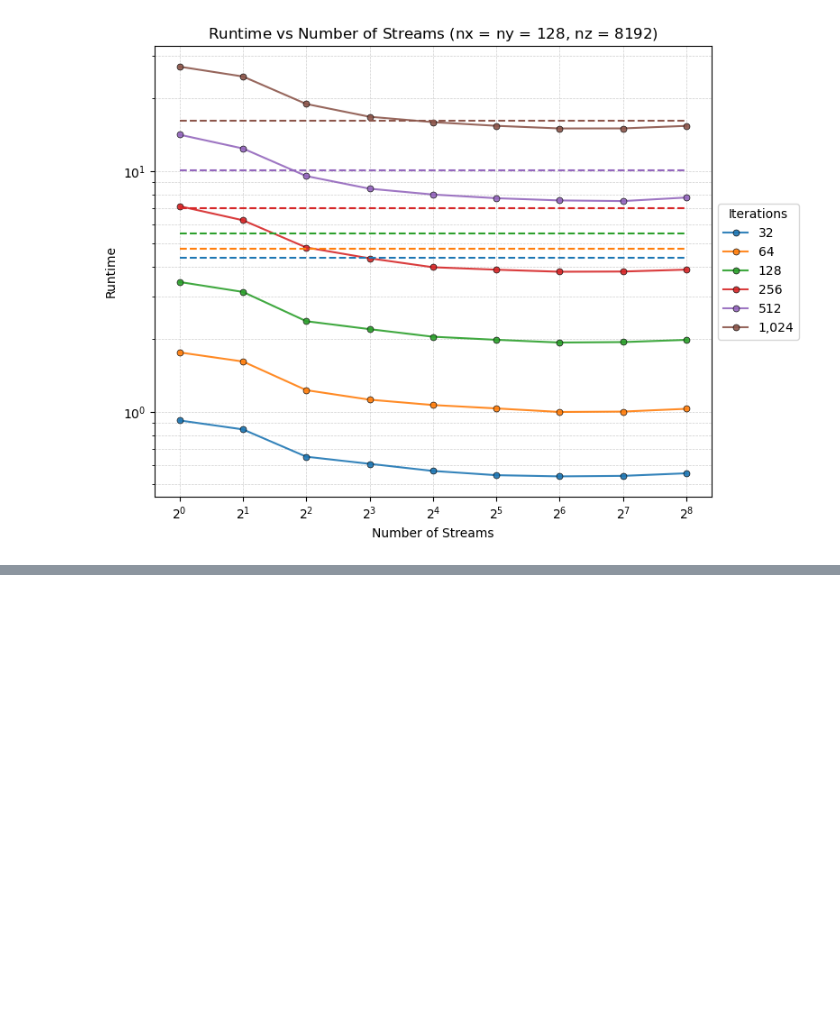
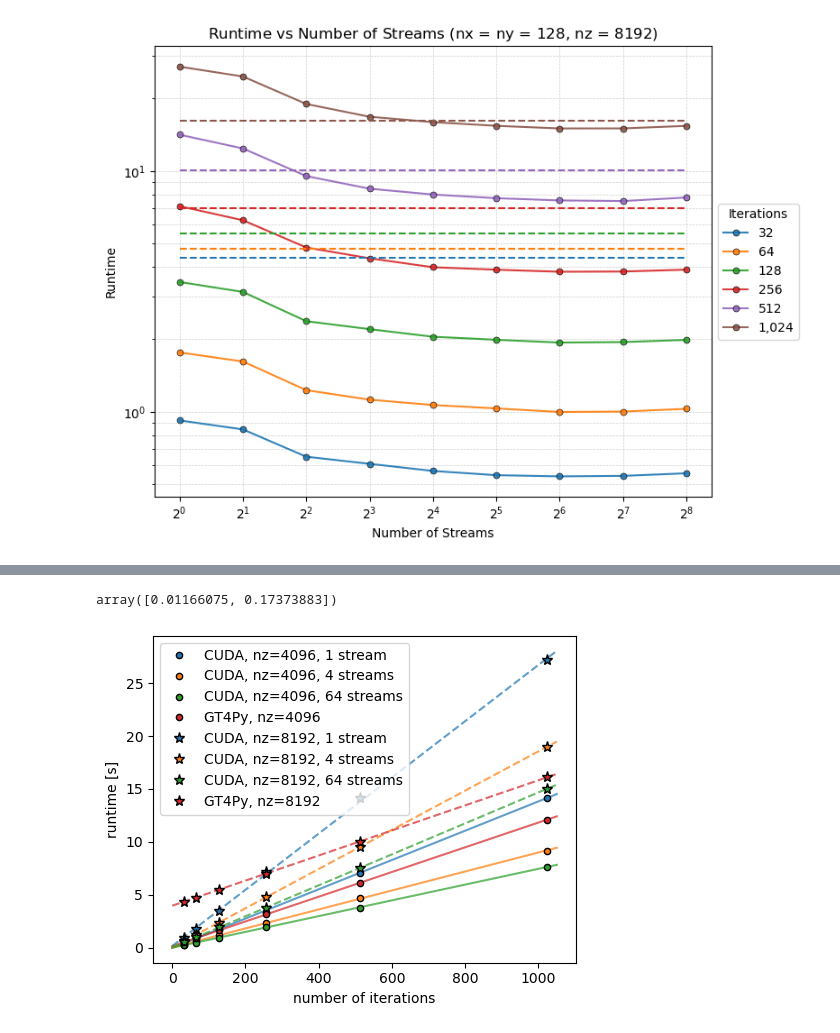
Before and after one commit to grafrap/HPC4WC-overlapping, a Jupyter notebook: measurements/stencil_cuda_vs_gt4py_plots.ipynb, the cells around one changed output, grey strips where cells are left out. Saved outputs shown, nothing was run; the diff lists cells and outputs as text; code cells hidden in the pictures; blank space fills up the shorter version.

```diff
--- a/measurements/stencil_cuda_vs_gt4py_plots.ipynb
+++ b/measurements/stencil_cuda_vs_gt4py_plots.ipynb
@@ -213,0 +278,36 @@ plt.savefig("stencil_runtime_fit.pdf")
+# %%
+df_gt4096 = df_gt4py_gpu[df_gt4py_gpu['Nz'] == 4096]
+# df_gt4096 = df_gt4py_gpu[df_gt4py_gpu['Nz'] == 8192]
+np.polyfit(df_gt4096["NUM_ITER"], df_gt4096["Time"], deg=1)
+# %% [output]
+array([0.01166075, 0.17373883])
+# %%
+def plotnfit_time_of_iter2(df, lbl=None, color='C0', ax=plt):
+    ax.plot(df['NUM_ITER'], df['Time'], f'*{color}', markeredgecolor='black', label=lbl , markersize=8)
+
+    prm = np.polyfit(df['NUM_ITER'], df['Time'], deg=1)
+    fit_fct = np.poly1d(prm)
+    x_numiters = np.array([0, 1050])
+    y_t_fit = fit_fct(x_numiters)
+    ax.plot(x_numiters, y_t_fit, f'--{color}', zorder=0, alpha=0.7)
+# %%
+plt.figure(figsize=(5,4))
+nz_fix  = 4096
+assert(nz_fix  in nz_gt)
+plotnfit_time_of_iter(df_nz[(df_nz["NUM_STREAMS"] == 1) & (df_nz['Nz'] == nz_fix)], f"CUDA, nz={nz_fix}, 1 stream", "C0")
+plotnfit_time_of_iter(df_nz[(df_nz['NUM_STREAMS'] == 4) & (df_nz['Nz'] == nz_fix)], f"CUDA, nz={nz_fix}, 4 streams", "C1")
+plotnfit_time_of_iter(df_nz[(df_nz['NUM_STREAMS'] == 64) & (df_nz['Nz'] == nz_fix)], f"CUDA, nz={nz_fix}, 64 streams", "C2")
+plotnfit_time_of_iter(df_gt4py_gpu[df_gt4py_gpu['Nz'] == nz_fix], f"GT4Py, nz={nz_fix}", "C3")
+nz_fix = 8192
+assert(nz_fix  in nz_gt)
+plotnfit_time_of_iter2(df_nz[(df_nz["NUM_STREAMS"] == 1) & (df_nz['Nz'] == nz_fix)], f"CUDA, nz={nz_fix}, 1 stream", "C0")
+plotnfit_time_of_iter2(df_nz[(df_nz['NUM_STREAMS'] == 4) & (df_nz['Nz'] == nz_fix)], f"CUDA, nz={nz_fix}, 4 streams", "C1")
+plotnfit_time_of_iter2(df_nz[(df_nz['NUM_STREAMS'] == 64) & (df_nz['Nz'] == nz_fix)], f"CUDA, nz={nz_fix}, 64 streams", "C2")
+plotnfit_time_of_iter2(df_gt4py_gpu[df_gt4py_gpu['Nz'] == nz_fix], f"GT4Py, nz={nz_fix}", "C3")
+plt.legend(loc='best')
+plt.xlabel("number of iterations")
+plt.ylabel("runtime [s]")
+plt.tight_layout()
+# plt.savefig(f"stencil_runtime_fit_combi.pdf")
+# %% [output]
+[figure, added]
```
Also changed, not shown: parts of 6 cells of this notebook, 1 other file.
